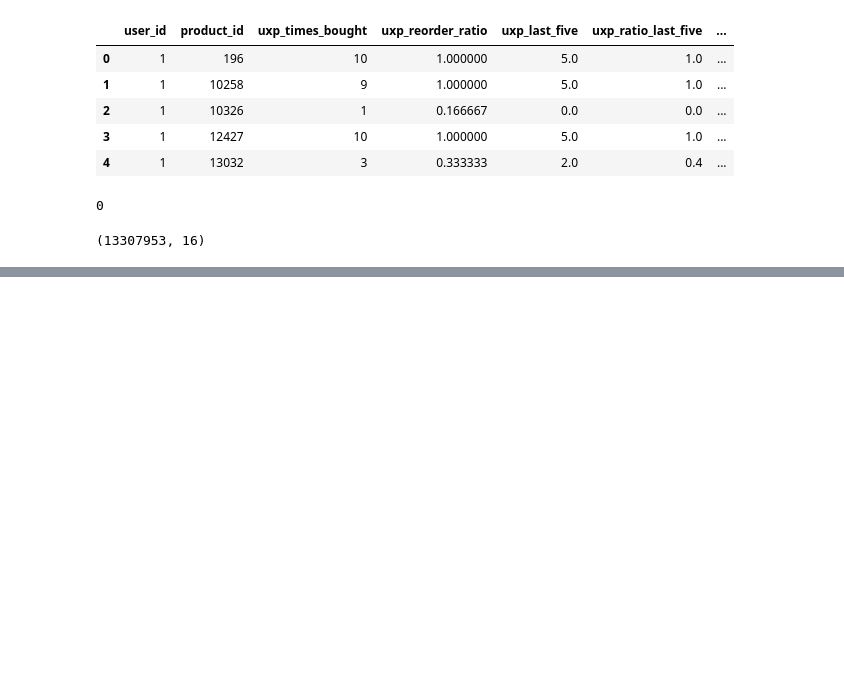
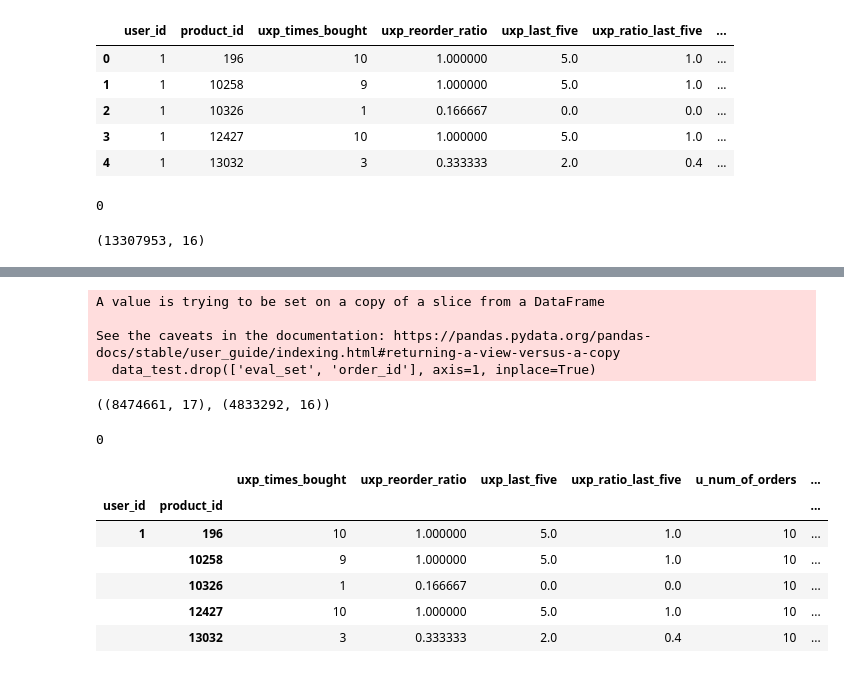
Before and after one commit to saimadhu27/instacart_analysis, a Jupyter notebook: notebook_eda.ipynb, the cells around one changed output, grey strips where cells are left out. Saved outputs shown, nothing was run; the diff lists cells and outputs as text; code cells hidden in the pictures; blank space fills up the shorter version.

Commit message:
created train data

```diff
--- a/notebook_eda.ipynb
+++ b/notebook_eda.ipynb
@@ -705,0 +767,4 @@ data.shape
+# %%
+#Preparing the test dataset.
+data_test = data[data.eval_set == 2]
+data_test.head()
@@ -705,0 +778,47 @@ data.shape
+# %%
+#deleting eval_set, order_id as they are not needed for training.
+data_test.drop(['eval_set', 'order_id'], axis=1, inplace=True)
+# %% [output]
+A value is trying to be set on a copy of a slice from a DataFrame
+
+See the caveats in the documentation: https://pandas.pydata.org/pandas-docs/stable/user_guide/indexing.html#returning-a-view-versus-a-copy
+  data_test.drop(['eval_set', 'order_id'], axis=1, inplace=True)
+# %%
+#shape of train and test.
+data_train.shape, data_test.shape
+# %% [output]
+((8474661, 17), (4833292, 16))
+# %%
+#adding aisle and department data
+products = pd.read_csv('./data/' + 'products.csv', usecols=['product_id', 'aisle_id', 'department_id'])
+
+#merging product data into data_train and data_test.
+data_train = data_train.merge(products, on='product_id', how='left')
+data_test = data_test.merge(products, on='product_id', how='left')
+
+#setting the index again
+data_train = data_train.set_index(['user_id', 'product_id'])
+data_test = data_test.set_index(['user_id', 'product_id'])
+# %%
+#mean encoding categorical variables.
+columns_mean = ['aisle_id', 'department_id']
+for col in columns_mean:
+        mean = data_train.groupby(col).reordered.mean()
+        data_train[col] = data_train[col].map(mean)
+        data_test[col] = data_test[col].map(mean)
+# %%
+#deleting unwanted df and collecting garbage
+del [data, orders_future, products, order_products_train]
+gc.collect()
+# %% [output]
+0
+# %%
+data_train.head()
+# %% [output]
+|  |  | uxp_times_bought | uxp_reorder_ratio | uxp_last_five | uxp_ratio_last_five | u_num_of_orders | ... |
+| user_id | product_id |  |  |  |  |  | ... |
+| 1 | 196 | 10 | 1.000000 | 5.0 | 1.0 | 10 | ... |
+|  | 10258 | 9 | 1.000000 | 5.0 | 1.0 | 10 | ... |
+|  | 10326 | 1 | 0.166667 | 0.0 | 0.0 | 10 | ... |
+|  | 12427 | 10 | 1.000000 | 5.0 | 1.0 | 10 | ... |
+|  | 13032 | 3 | 0.333333 | 2.0 | 0.4 | 10 | ... |
```
Also changed, not shown: parts of 9 cells of this notebook.
